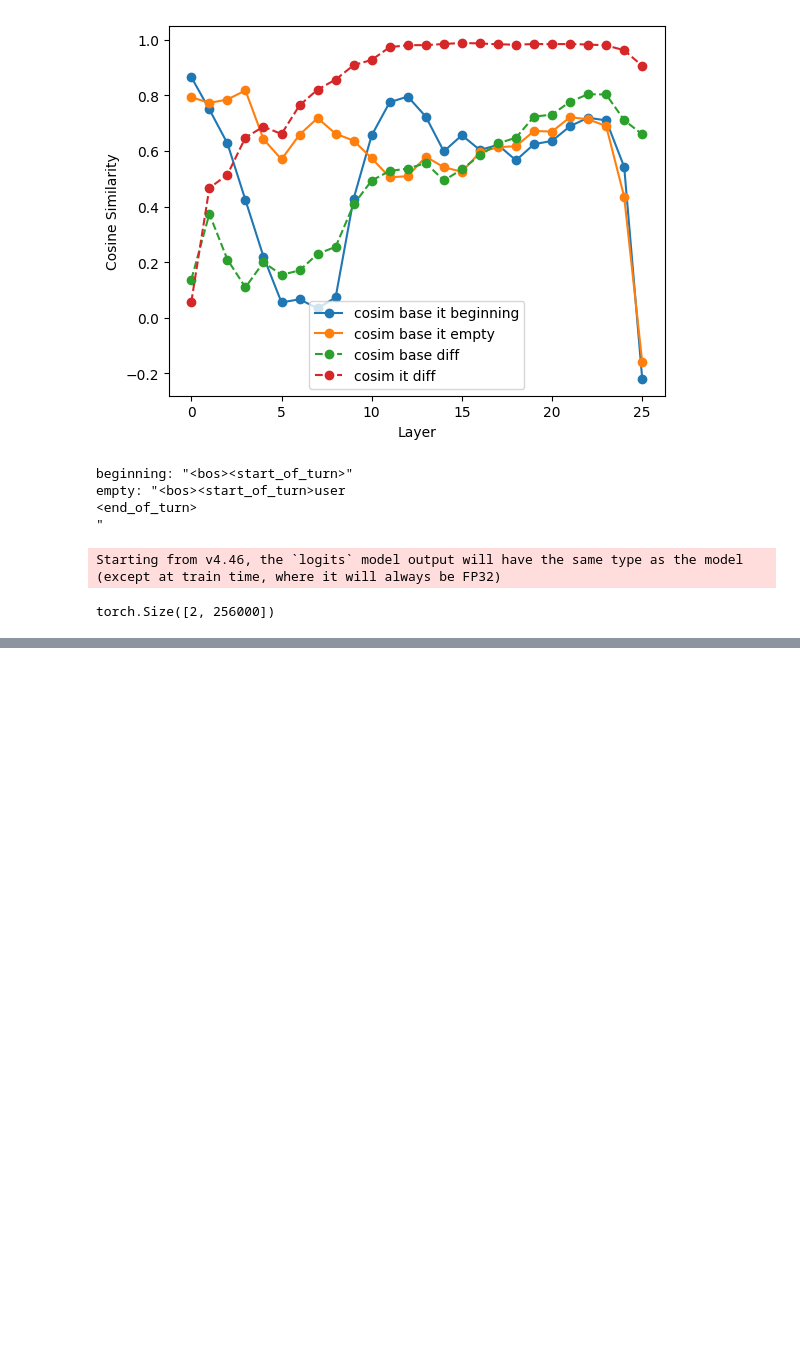
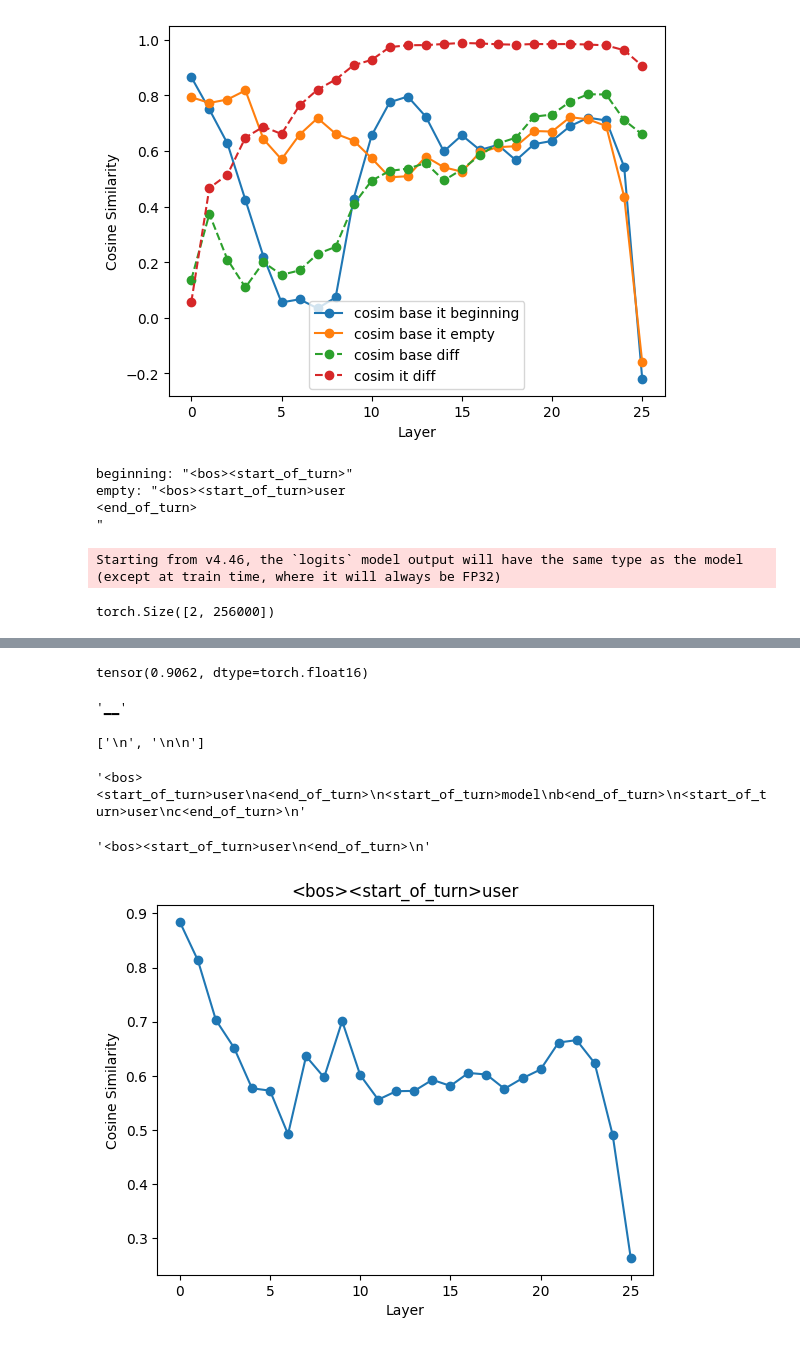
Before and after one commit to science-of-finetuning/sparsity-artifacts-crosscoders, a Jupyter notebook: notebooks/concept_diff.ipynb, the cells around one changed output, grey strips where cells are left out. Saved outputs shown, nothing was run; the diff lists cells and outputs as text; code cells hidden in the pictures; blank space fills up the shorter version.

```diff
--- a/concept_diff.ipynb
+++ b/notebooks/concept_diff.ipynb
@@ -287,0 +284,35 @@ Path("test.html").suffix
+# %%
+# check cosim at last layer for it
+th.nn.functional.cosine_similarity(it_acts[-1, 0], it_acts[-1, 1], dim=0)
+# %% [output]
+tensor(0.9062, dtype=torch.float16)
+# %%
+it_model.tokenizer.convert_ids_to_tokens(139)
+# %% [output]
+'▁▁'
+# %%
+it_model.tokenizer.convert_ids_to_tokens([108, 109])
+# %% [output]
+['\n', '\n\n']
+# %%
+it_model.tokenizer.apply_chat_template([{"role": "user", "content": "a"}, {"role": "assistant", "content": "b"}, {"role": "user", "content": "c"}], tokenize=False)
+# %% [output]
+'<bos><start_of_turn>user\na<end_of_turn>\n<start_of_turn>model\nb<end_of_turn>\n<start_of_turn>user\nc<end_of_turn>\n'
+# %%
+empty_chat
+# %% [output]
+'<bos><start_of_turn>user\n<end_of_turn>\n'
+# %%
+user = "<bos><start_of_turn>user"
+# Compare base and it activations for user
+base_acts = collect_activations(base_model, [user])
+it_acts = collect_activations(it_model, [user])
+cosim_user = th.nn.functional.cosine_similarity(base_acts[:, 0], it_acts[:, 0], dim=1)
+fig, ax = plt.subplots()
+ax.plot(cosim_user, marker="o")
+ax.set_xlabel("Layer")
+ax.set_ylabel("Cosine Similarity")
+ax.set_title(user)
+plt.show()
+# %% [output]
+[figure, added]
```
Also changed, not shown: parts of 18 cells of this notebook.
